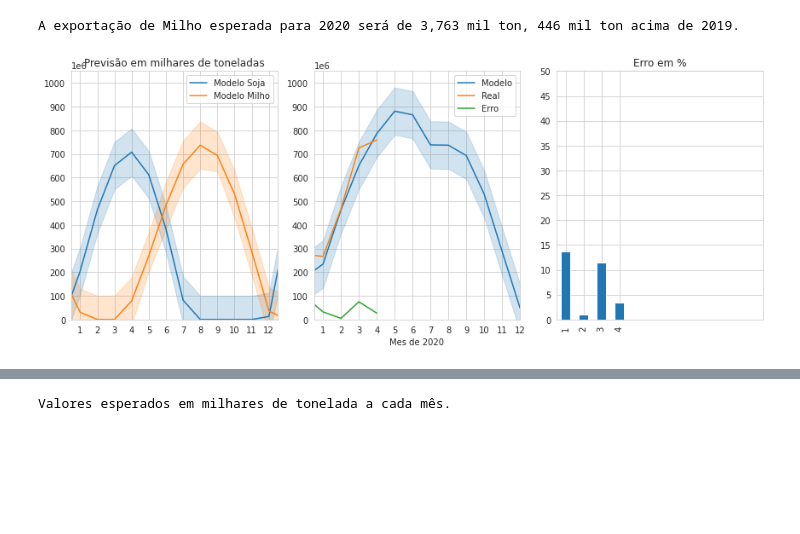
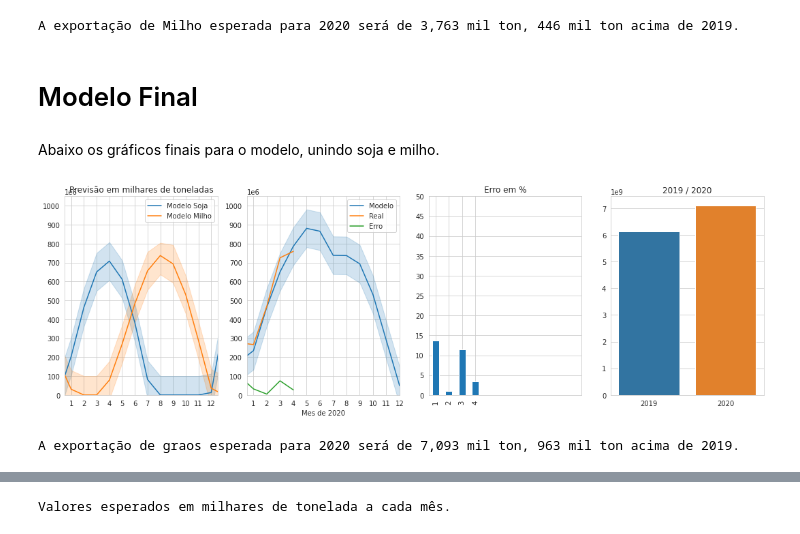
Before and after one commit to Trajanolc/Analise_Graos_Santarem, a Jupyter notebook: Analise_Exportação_Por_porto_Santarém.ipynb, the cells around one changed output, grey strips where cells are left out. Cells and saved outputs as stored; diff of their text form; code cells hidden in the pictures; blank space fills up the shorter version.

Commit message:
Finalizada implementação de markdown.

```diff
--- a/Analise_Exportação_Por_porto_Santarém.ipynb
+++ b/Analise_Exportação_Por_porto_Santarém.ipynb
@@ -42,7 +51,8 @@ As principais features que vamos utilizar aqui são as seguintes:
 # %% [markdown]
 Iniciaremos com o filtro do porto.
 # %%
-df_sant = df[df['CO_URF']==210200] #Codigo de BRSTM retirado do arquivo TABELAS_AUXILIARES Sheet 16
+Porto = 210200
+df_sant = df[df['CO_URF']==Porto] #Codigo de BRSTM retirado do arquivo TABELAS_AUXILIARES Sheet 16
 # %% [output]
 array([2, 1, 9, 0])
 # %% [markdown]
@@ -357,10 +409,14 @@ RMSE: 52 mil ton
 Erro máximo: 78 mil ton
 [figure]
 A exportação de Milho esperada para 2020 será de 3,763 mil ton, 446 mil ton acima de 2019.
+# %% [markdown]
+# Modelo Final
+# %% [markdown]
+Abaixo os gráficos finais para o modelo, unindo soja e milho.
 # %%
-plt.figure(figsize=(12,5))
+plt.figure(figsize=(15,5))
 
-ax1 = plt.subplot(131)
+ax1 = plt.subplot(141)
 modelo_soja = func(range(12*coef,12*coef+12+2), *popts)
 modelo_soja_up = modelo_soja.apply(lambda x: x+100000000)
 modelo_soja_down =  modelo_soja.apply(lambda x: x-100000000)
@@ -381,36 +437,46 @@ plt.legend(loc=0)
 plt.yticks(np.arange(0,1050000000,step=100000000))
 plt.ylim(0,1050000000)
 
-ax2 = plt.subplot(132)
+ax2 = plt.subplot(142)
 total_modelo = pd.Series(func(range(12*coef,12*coef+12+1), *popts) + func(range(12*coef,12*coef+12+1), *poptm),index= range(0,13))
 total_modelo_up = total_modelo.apply(lambda x: x+100000000)
 total_modelo_down = total_modelo.apply(lambda x: x-100000000)
 total_modelo_geral=total_modelo.append([total_modelo_down,total_modelo_up])
 sns.lineplot(x=total_modelo_geral.index,y=total_modelo_geral.values,label='Modelo')
 plt.xticks(np.arange(0,13))
 plt.xlim(0.5,12)
 plt.ticklabel_format(axis='y',scilimits=(6,6))
 plt.yticks(np.arange(0,1050000000,step=100000000))
 plt.ylim(0,1050000000)
 plt.tight_layout()
 
 sant_grao['mesNorm'] = (sant_grao['Ano'].apply(lambda x: int(x))-2020)*12 + sant_grao['Mes'].apply(lambda x: int(x))
 new_index = range(0,mes_atual)
 total_real = sant_grao[(sant_grao['mesNorm']>=0)].groupby(['mesNorm']).sum()['KG'].reindex(new_index, fill_value=0)
 plt.plot(total_real,label='Real')
 
 erro = pd.Series(data=total_modelo - total_real.reset_index(drop=True).fillna(0)).apply(lambda x: sqrt(x**2))
 plt.plot(erro,label='Erro')
 plt.xlabel('Mes de 2020')
 plt.legend()
 
-ax3 = plt.subplot(133)
+ax3 = plt.subplot(143)
 ((erro/total_modelo).fillna(0)*100).reindex(new_index, fill_value=0).plot(kind='bar')
 plt.ylim([0,50])
 plt.yticks(np.arange(0,55,step=5))
 plt.xticks(label=np.arange(1,13))
 plt.xlim(0.5,12)
 plt.title('Erro em %')
+
+ax4 = plt.subplot(144)
+exp_2020 = sum(total_modelo)
+exp_2019 = sum(sant_grao[(sant_grao['Ano']==2019)].groupby('Data').sum()['KG'])
+sns.barplot(x=[2019,2020],y=[exp_2019,exp_2020],ax=ax4)
+plt.title('2019 / 2020')
 plt.tight_layout()
+plt.show()
+
+print(f'A exportação de graos esperada para 2020 será de {exp_2020/1000000:,.0f} mil ton, {(exp_2020-exp_2019)/1000000:,.0f} mil ton acima de 2019.')
 # %% [output]
-[figure, old version]
+[figure, new version]
+A exportação de graos esperada para 2020 será de 7,093 mil ton, 963 mil ton acima de 2019.
```
Also changed, not shown: parts of 20 cells of this notebook.
